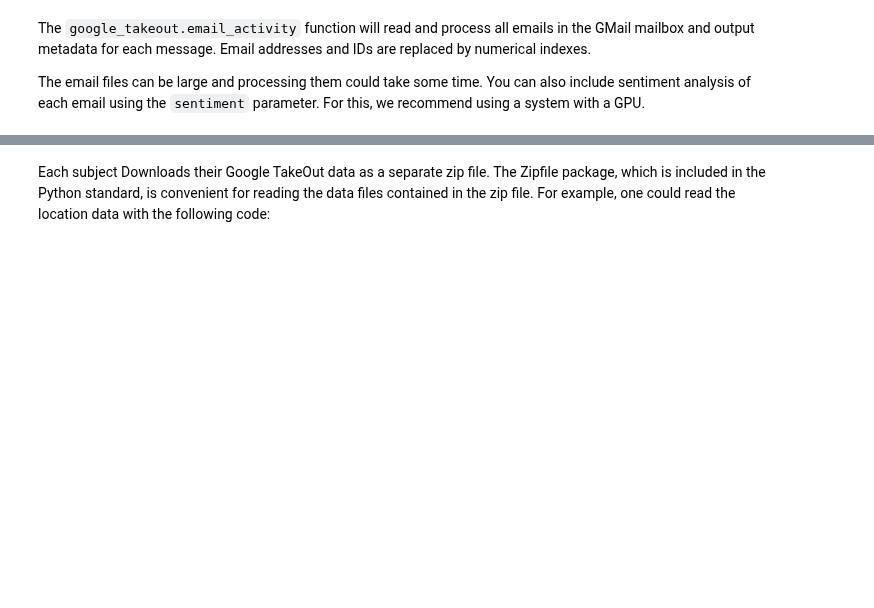
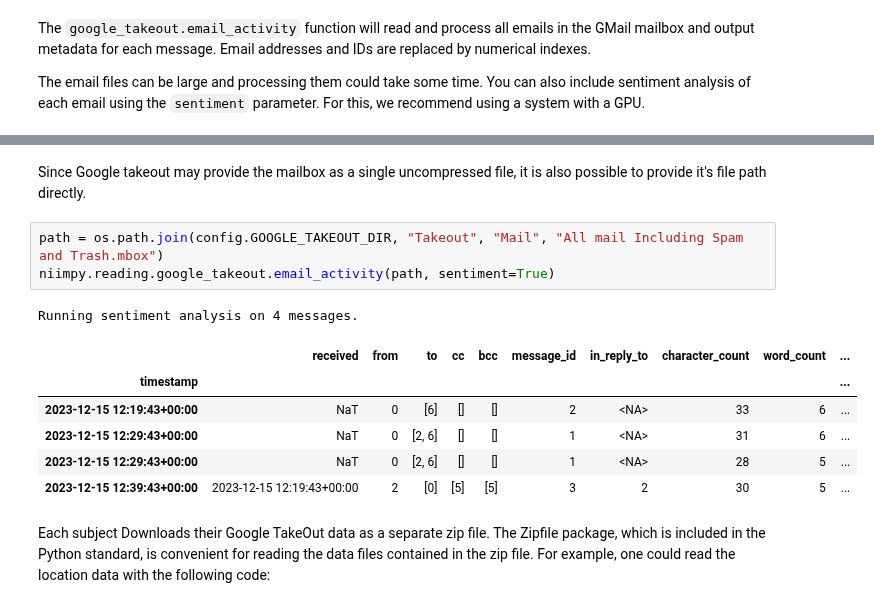
Before and after one commit to digitraceslab/niimpy, a Jupyter notebook: docs/input-formats.ipynb, the cells around one changed output, grey strips where cells are left out. Cells and saved outputs as stored; diff of their text form; blank space fills up the shorter version.

Commit message:
Mention email inbox file can be read directly in docs

```diff
--- a/docs/input-formats.ipynb
+++ b/docs/input-formats.ipynb
@@ -121,3 +121,16 @@ niimpy.reading.google_takeout.email_activity("test.zip")
+# %% [markdown]
+Since Google takeout may provide the mailbox as a single uncompressed file, it is also possible to provide it's file path directly.
+# %%
+path = os.path.join(config.GOOGLE_TAKEOUT_DIR, "Takeout", "Mail", "All mail Including Spam and Trash.mbox")
+niimpy.reading.google_takeout.email_activity(path, sentiment=True)
+# %% [output]
+Running sentiment analysis on 4 messages.
+|  | received | from | to | cc | bcc | message_id | in_reply_to | character_count | word_count | ... |
+| timestamp |  |  |  |  |  |  |  |  |  | ... |
+| 2023-12-15 12:19:43+00:00 | NaT | 0 | [6] | [] | [] | 2 | <NA> | 33 | 6 | ... |
+| 2023-12-15 12:29:43+00:00 | NaT | 0 | [2, 6] | [] | [] | 1 | <NA> | 31 | 6 | ... |
+| 2023-12-15 12:29:43+00:00 | NaT | 0 | [2, 6] | [] | [] | 1 | <NA> | 28 | 5 | ... |
+| 2023-12-15 12:39:43+00:00 | 2023-12-15 12:19:43+00:00 | 2 | [0] | [5] | [5] | 3 | 2 | 30 | 5 | ... |
 # %% [markdown]
 Each subject Downloads their Google TakeOut data as a separate zip file. The Zipfile package, which is included in the Python standard, is convenient for reading the data files contained in the zip file. For example, one could read the location data with the following code:
 # %%
```
Also changed, not shown: parts of 1 cell of this notebook.
